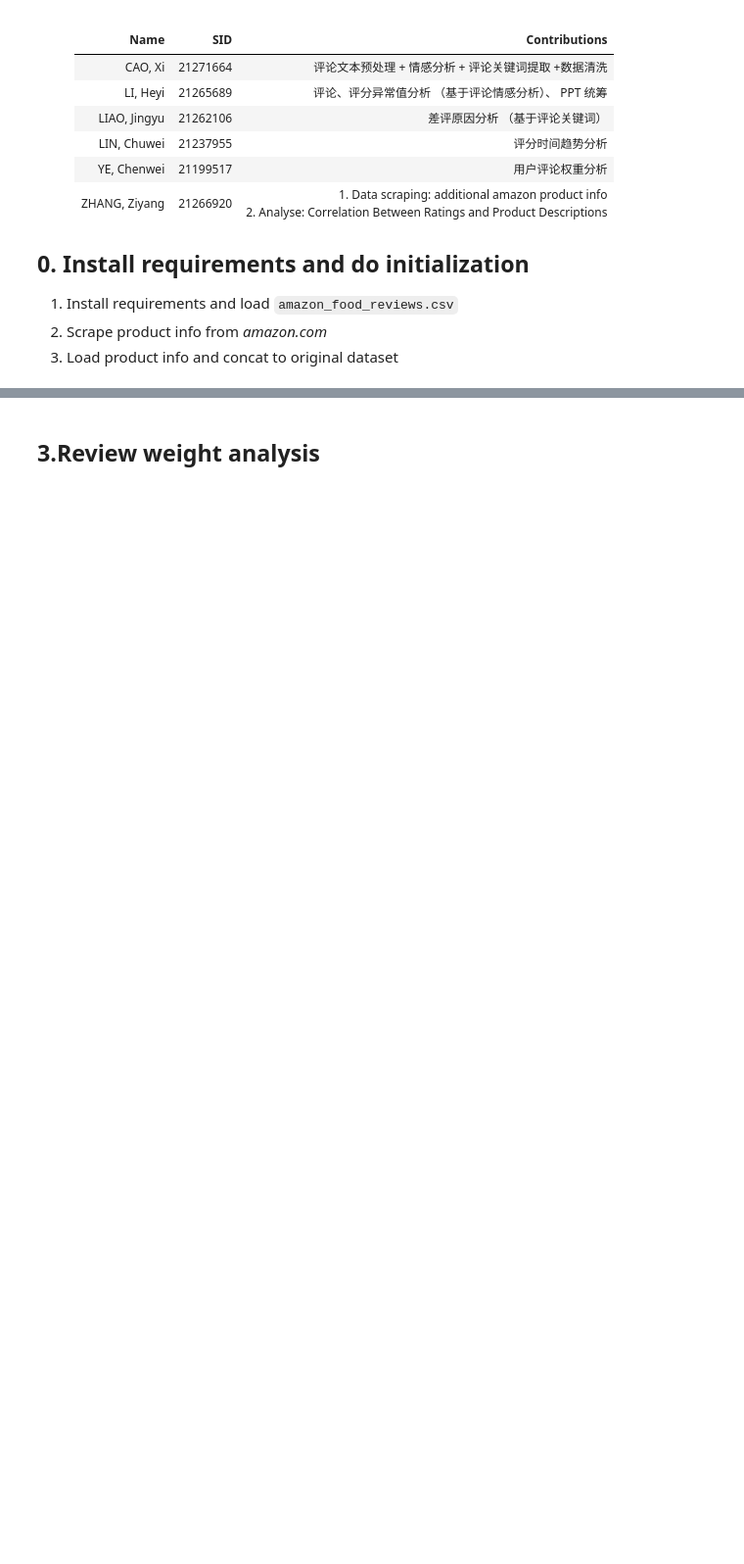
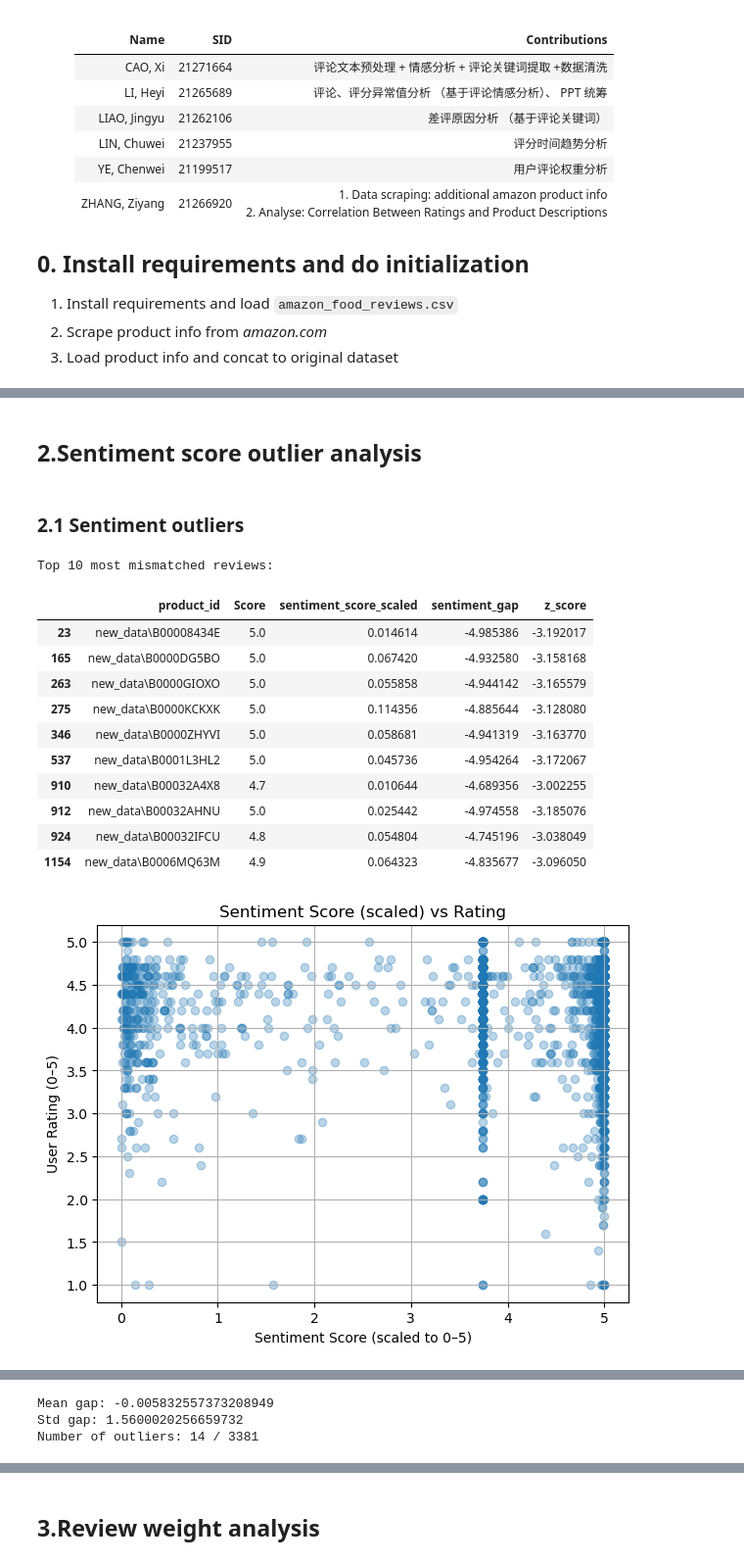
Before and after one commit to Vector239/ISOM5160-project-AI-Driven-Personalized-Product-Improvement-Recommendation-System-for-Amazon-Sellers, a Jupyter notebook: ISOM5160-GROUP7.ipynb, the cells around one changed output, grey strips where cells are left out. Shown at 98% size. Saved outputs shown, nothing was run; the diff lists cells and outputs as text; code cells hidden in the pictures; blank space fills up the shorter version.

```diff
--- a/ISOM5160-GROUP7.ipynb
+++ b/ISOM5160-GROUP7.ipynb
@@ -79,0 +146,70 @@ df_amazon_food_reviews.sample(3)
+# %% [markdown]
+## 2.Sentiment score outlier analysis
+# %% [markdown]
+### 2.1 Sentiment outliers
+# %%
+# 确保 sentiment_score 与 Score 同区间
+df_amazon_product_info['sentiment_score_scaled'] = df_amazon_product_info['sentiment_score'] * 5
+
+# 计算评论情感与评分的差异
+df_amazon_product_info['sentiment_gap'] = (
+    df_amazon_product_info['sentiment_score_scaled'] - df_amazon_product_info['Score']
+)
+
+# 计算 Z-score，识别异常评论
+df_amazon_product_info['z_score'] = (
+    (df_amazon_product_info['sentiment_gap'] - df_amazon_product_info['sentiment_gap'].mean())
+    / df_amazon_product_info['sentiment_gap'].std()
+)
+df_amazon_product_info['is_outlier'] = df_amazon_product_info['z_score'].abs() > 3 # |z|>3 视为异常
+
+# 打印异常评论样例
+print("Top 10 most mismatched reviews:")
+display(
+    df_amazon_product_info.loc[
+        df_amazon_product_info['is_outlier'],
+        ['product_id', 'Score', 'sentiment_score_scaled', 'sentiment_gap', 'z_score']
+    ].head(10)
+)
+
+# 绘制散点图：情感分 vs 评分
+plt.figure(figsize=(7, 5))
+plt.scatter(
+    df_amazon_product_info['sentiment_score_scaled'],
+    df_amazon_product_info['Score'],
+    alpha=0.3
+)
+plt.title("Sentiment Score (scaled) vs Rating")
+plt.xlabel("Sentiment Score (scaled to 0–5)")
+plt.ylabel("User Rating (0–5)")
+plt.grid(True)
+plt.show()
+
+# 绘制差异分布图
+plt.figure(figsize=(7, 5))
+plt.hist(df_amazon_product_info['sentiment_gap'], bins=50, alpha=0.7)
+plt.title("Distribution of Sentiment–Rating Gaps")
+plt.xlabel("Gap (sentiment_score_scaled – Score)")
+plt.ylabel("Frequency")
+plt.axvline(df_amazon_product_info['sentiment_gap'].mean(), color='red', linestyle='--', label='mean')
+plt.legend()
+plt.show()
+
+# 输出统计信息
+print("Mean gap:", df_amazon_product_info['sentiment_gap'].mean())
+print("Std gap:", df_amazon_product_info['sentiment_gap'].std())
+print(f"Number of outliers: {df_amazon_product_info['is_outlier'].sum()} / {len(df_amazon_product_info)}")
+# %% [output]
+Top 10 most mismatched reviews:
+|  | product_id | Score | sentiment_score_scaled | sentiment_gap | z_score |
+| 23 | new_data\B00008434E | 5.0 | 0.014614 | -4.985386 | -3.192017 |
+| 165 | new_data\B0000DG5BO | 5.0 | 0.067420 | -4.932580 | -3.158168 |
+| 263 | new_data\B0000GIOXO | 5.0 | 0.055858 | -4.944142 | -3.165579 |
+| 275 | new_data\B0000KCKXK | 5.0 | 0.114356 | -4.885644 | -3.128080 |
+| 346 | new_data\B0000ZHYVI | 5.0 | 0.058681 | -4.941319 | -3.163770 |
+| 537 | new_data\B0001L3HL2 | 5.0 | 0.045736 | -4.954264 | -3.172067 |
+| 910 | new_data\B00032A4X8 | 4.7 | 0.010644 | -4.689356 | -3.002255 |
+| 912 | new_data\B00032AHNU | 5.0 | 0.025442 | -4.974558 | -3.185076 |
+| 924 | new_data\B00032IFCU | 4.8 | 0.054804 | -4.745196 | -3.038049 |
+| 1154 | new_data\B0006MQ63M | 4.9 | 0.064323 | -4.835677 | -3.096050 |
+[figure, added]
@@ -79,0 +217,3 @@ df_amazon_food_reviews.sample(3)
+Mean gap: -0.005832557373208949
+Std gap: 1.5600020256659732
+Number of outliers: 14 / 3381
```
Also changed, not shown: parts of 8 cells of this notebook, 1 other file.
